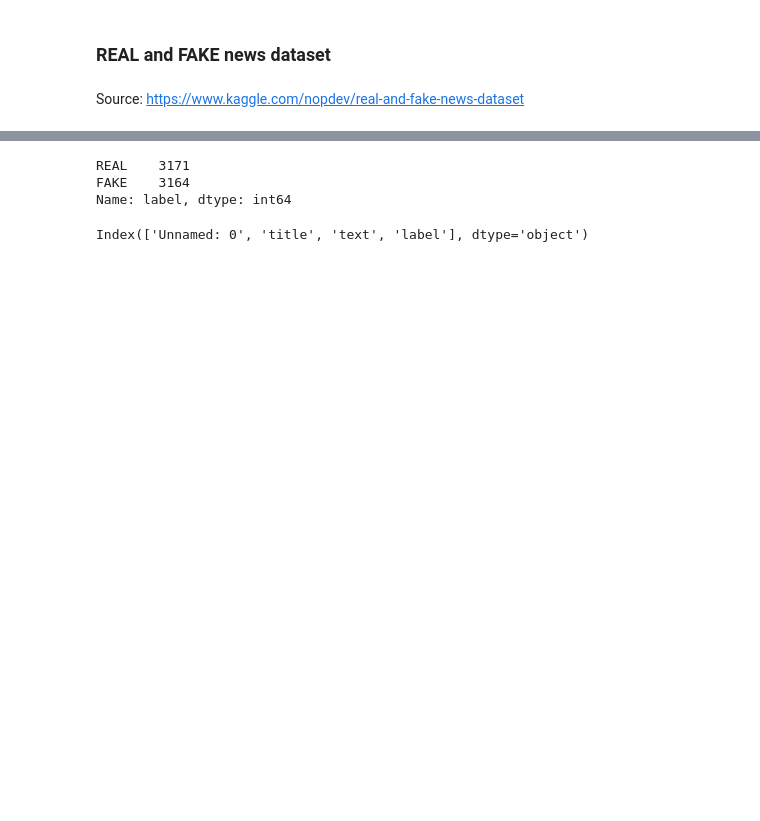
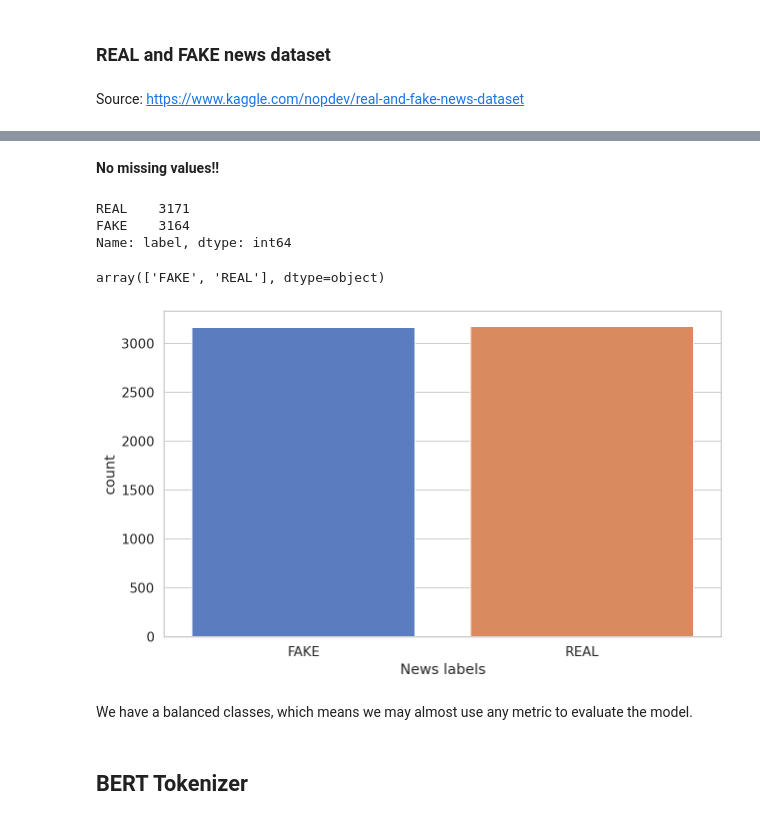
Before and after one commit to uabinf/nlp-group-project-fall-2020-text-document-classification, a Jupyter notebook: notebooks/Datasets_Exploration.ipynb, the cells around one changed output, grey strips where cells are left out. Saved outputs shown, nothing was run; the diff lists cells and outputs as text; code cells hidden in the pictures; blank space fills up the shorter version.

Commit message:
better Exploration of Fake/Real + requirnments details

```diff
--- a/notebooks/Datasets_Exploration.ipynb
+++ b/notebooks/Datasets_Exploration.ipynb
@@ -60,15 +75,28 @@ df.sample(5)
+# %% [markdown]
+**No missing values!!**
+# %%
+df['label'].value_counts()
+# %% [output]
+REAL    3171
+FAKE    3164
+Name: label, dtype: int64
+# %%
+CLASS_NAMES = np.unique(df.label)
+CLASS_NAMES
+# %% [output]
+array(['FAKE', 'REAL'], dtype=object)
+# %%
+ax = sns.countplot(x = df.label);
+plt.xlabel('News labels')
+ax.set_xticklabels(labels = CLASS_NAMES);
+# %% [output]
+[figure, added]
+# %% [markdown]
+We have a balanced classes, which means we may almost use any metric to evaluate the model.
+# %% [markdown]
+## BERT Tokenizer
 # %%
 tokenizer = BertTokenizer.from_pretrained('bert-base-uncased')
-# %%
-df['label'].value_counts()
-# %% [output]
-REAL    3171
-FAKE    3164
-Name: label, dtype: int64
-# %%
-df.columns
-# %% [output]
-Index(['Unnamed: 0', 'title', 'text', 'label'], dtype='object')
 # %%
 token_lens = []
 
```
Also changed, not shown: parts of 25 cells of this notebook.
